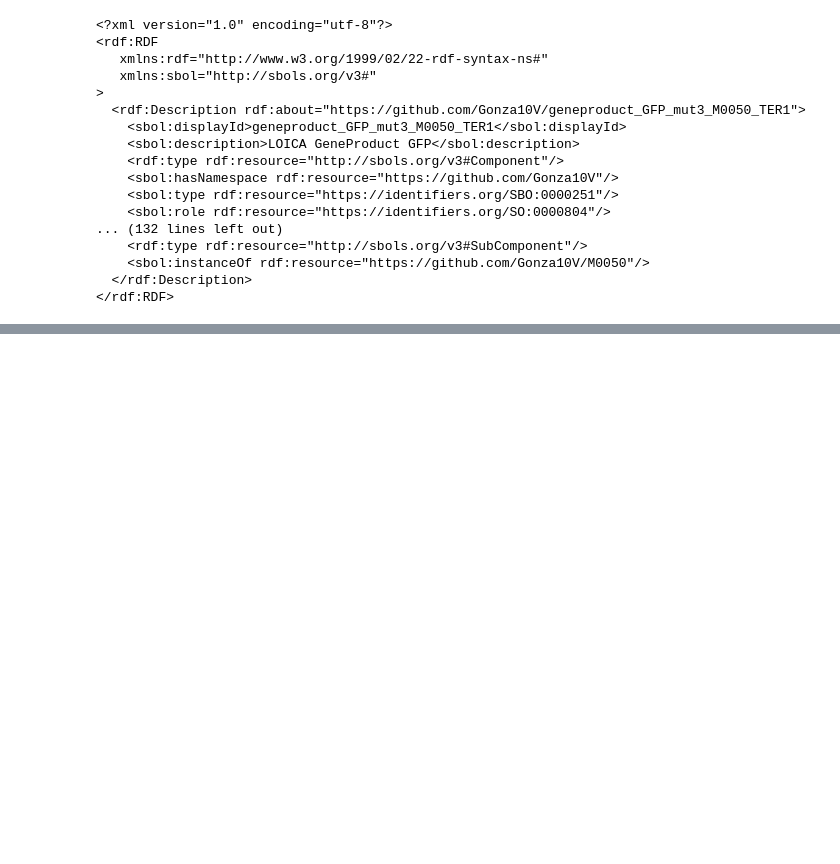
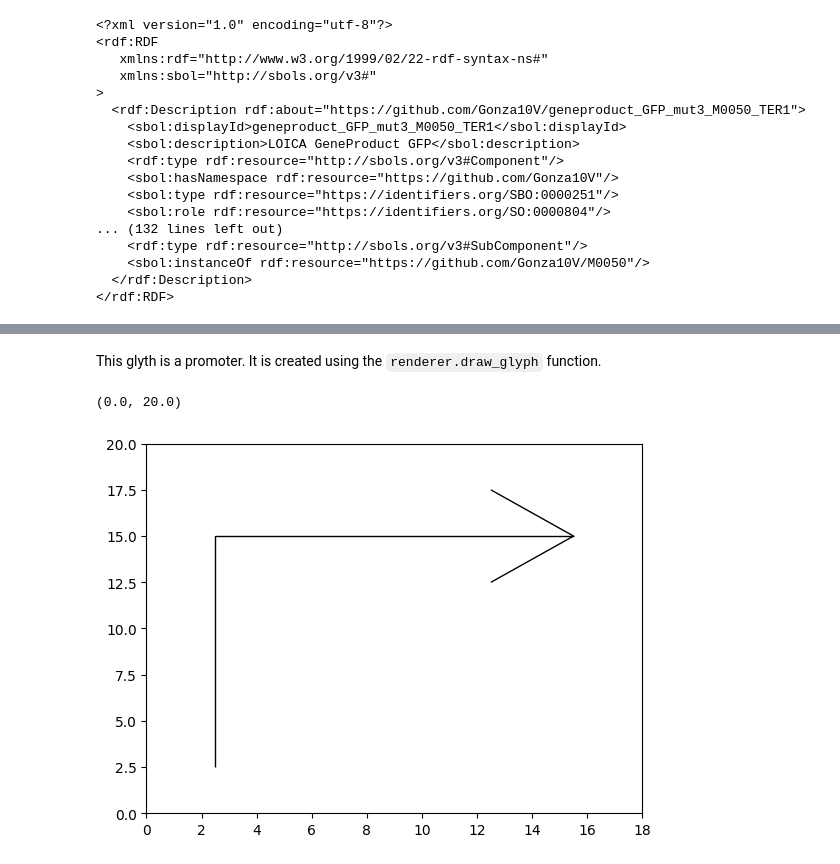
Before and after one commit to combine-org/combine-notebooks, a Jupyter notebook: notebooks/sbol.ipynb, the cells around one changed output, grey strips where cells are left out. Cells and saved outputs as stored; diff of their text form; code cells hidden in the pictures; blank space fills up the shorter version.

Commit message:
Added some SBOL visual to the SBOL notebook

```diff
--- a/notebooks/sbol.ipynb
+++ b/notebooks/sbol.ipynb
@@ -186,0 +171,14 @@ WARNING:matplotlib.font_manager:findfont: Font family 'Tahoma' not found.
+# %%
+renderer = psv.GlyphRenderer()
+renderer = psv.GlyphRenderer(glyph_path = '/content/paraSBOLv/parasbolv/glyphs')
+# %% [markdown]
+This glyth is a promoter. It is created using the `renderer.draw_glyph` function.
+# %%
+fig, ax = plt.subplots()
+bounds, end_point = renderer.draw_glyph(ax, 'Promoter', (2.5, 2.5))
+
+ax.set_xlim([bounds[0][0] - 2.5, bounds[1][0] + 2.5])
+ax.set_ylim([bounds[0][1] - 2.5, bounds[1][1] + 2.5])
+# %% [output]
+(0.0, 20.0)
+[figure, added]
```
Also changed, not shown: parts of 12 cells of this notebook, 1 other file.
